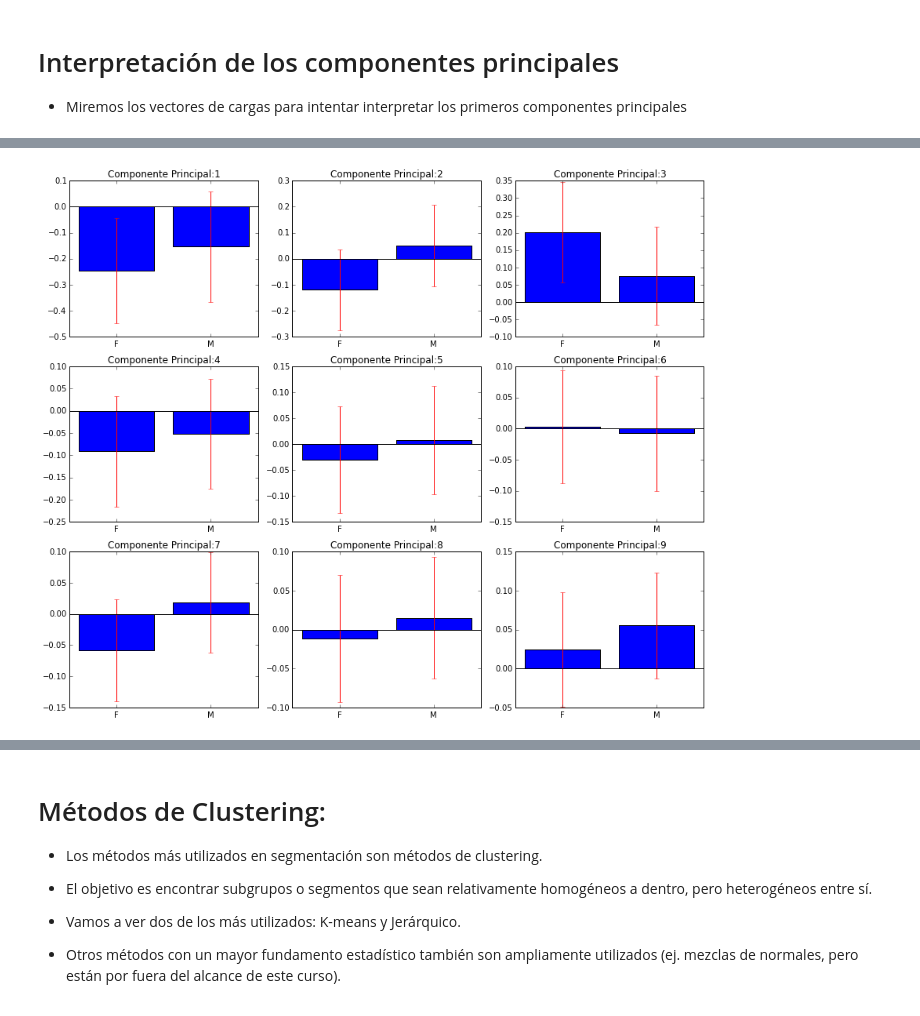
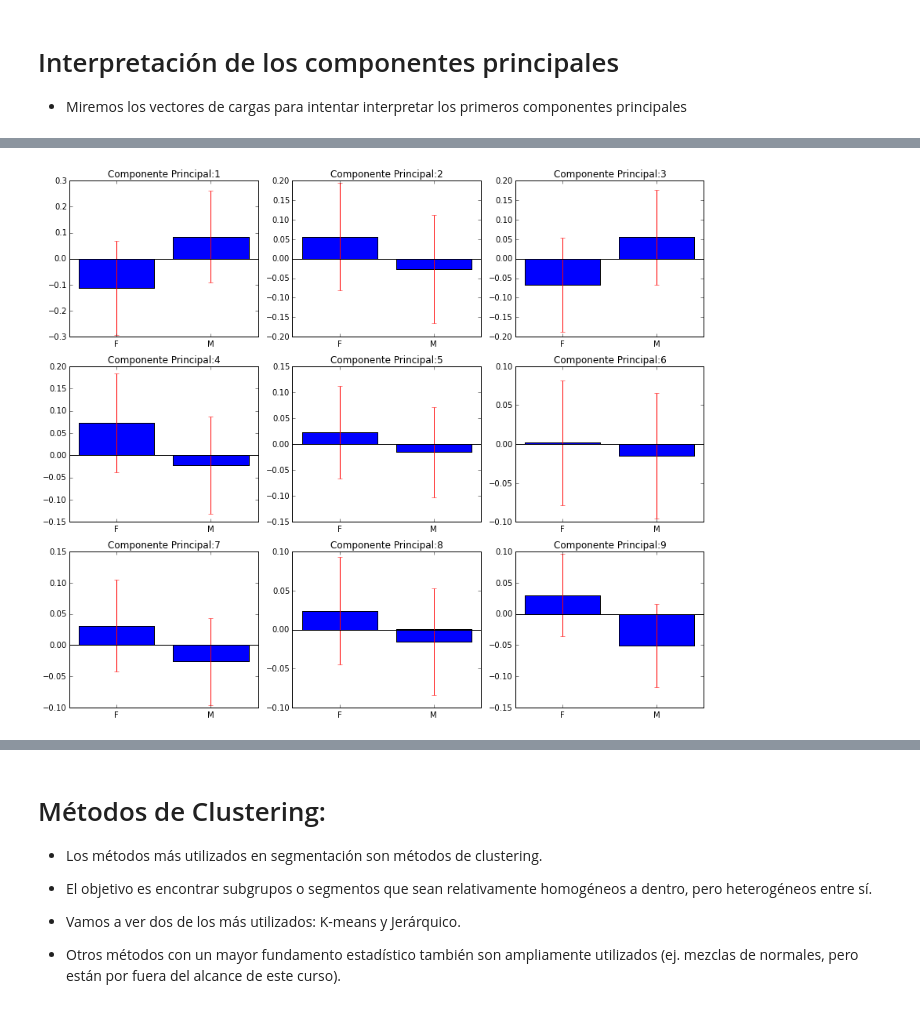
Before and after one commit to dvaughan79/New_CIDE_Analytics, a Jupyter notebook: 12_ClusteringSegmentation.ipynb, the cells around one changed output, grey strips where cells are left out. Drawn from its saved outputs; the diff is of its cells as text; code cells hidden in the pictures.

```diff
--- a/12_ClusteringSegmentation.ipynb
+++ b/12_ClusteringSegmentation.ipynb
@@ -157,19 +151,10 @@ import os
 os.chdir(os.getcwd())
 
 import sys
-#sys.path.append('//Users//danielvaughan//Documents//Python Scripts')
-sys.path.append('C:\\Users\\a3940004.EDIFICIOS\\Documents\\Python Scripts\\')
-import olsdan as ols
+sys.path.append('//Users//danielvaughan//Documents//Python Scripts')
 
-data = pd.read_excel('data//psicometricos_corto.xlsx')
-print data.shape
+data_dem = pd.read_excel('datasets//psico_demo_clean.xlsx')
+data_psy = pd.read_excel('datasets/psicometricos_clean.xlsx')
+data_ven = pd.read_excel('datasets//psico_sales_clean.xlsx')
+
 # eliminemos aquellas variables que tienen más de 30% de Missing Values
-ind_nan = data.isnull().mean()>0.3
-keys_nan = data.keys()[ind_nan==False]
-data = data[keys_nan]
-print data.shape
-# Por ahora vamos a quedarnos sólo con aquellas variables que tienen todos los campos completos
-data.dropna(inplace=True)
-print data.shape
-nobs = data.shape[0]
-data['NUMEMP'] = np.arange(nobs)
@@ -221,5 +190,6 @@ xmat = data[cols]
 # %%
 # empecemos por estandarizar la matriz
+xmat = data_psy.copy()
 xmat_dem = (xmat - xmat.mean())/xmat.std()
 # Estamos listos para estimar PCA:
 Smat = np.dot(xmat_dem.T,xmat_dem)
@@ -307,9 +292,9 @@ niv_labs = ['O','Sec','Prep','Tec','Prof','M']
 plt.figure(figsize=(12,10))
 for p in range(9):
     plt.subplot(3,3,p+1)
-    meanp = pd.DataFrame(Zmat[:,p]).groupby(data.NIVEL_ESCOLAR).mean()
+    meanp = pd.DataFrame(Zmat[:,p]).groupby(data_dem.NIVEL_ESCOLAR).mean()
     meanp = meanp.ix[niv_esc].values
-    semp  = pd.DataFrame(Zmat[:,p]).groupby(data.NIVEL_ESCOLAR).sem()
+    semp  = pd.DataFrame(Zmat[:,p]).groupby(data_dem.NIVEL_ESCOLAR).sem()
     semp  = semp.ix[niv_esc].values
     plt.bar(np.arange(6), meanp, yerr=1.96*semp, ecolor='r', align='center')
     plt.xticks(np.arange(6),niv_labs)
@@ -321,25 +314,25 @@ plt.tight_layout()
 # %%
 lab_gen = ['F','M']
 # Repitamos por género
 # Veamos si tienen alguna relación con el nivel educativo
 # ordenemos los niveles escolares
 plt.figure(figsize=(12,10))
 for p in range(9):
     plt.subplot(3,3,p+1)
-    meanp = pd.DataFrame(Zmat[:,p]).groupby(data.SEXO).mean()
+    meanp = pd.DataFrame(Zmat[:,p]).groupby(data_dem.SEXO).mean()
     meanp = meanp.ix[lab_gen].values.flatten()
-    semp  = pd.DataFrame(Zmat[:,p]).groupby(data.SEXO).sem()
+    semp  = pd.DataFrame(Zmat[:,p]).groupby(data_dem.SEXO).sem()
     semp  = semp.ix[lab_gen].values.flatten()
     plt.bar(np.arange(2), meanp, yerr=1.96*semp, ecolor='r', align='center')
     plt.xticks(np.arange(2),lab_gen)
     lab_tit = 'Componente Principal:' + str(p+1)
     plt.title(lab_tit)
     ymin,ymax = plt.ylim()
     plt.axis([-0.5,1.5,ymin,ymax])
     plt.plot([-0.5,1.5],[0,0], color='k')
 plt.tight_layout()
 # %% [output]
-[figure, old version]
+[figure, new version]
 # %%
 # Veamos por curiosidad a qué variables le pone más y menos pesos el tercer componentes principal
 print '---------------------------'
```
Also changed, not shown: parts of 39 cells of this notebook, 1 other file.
